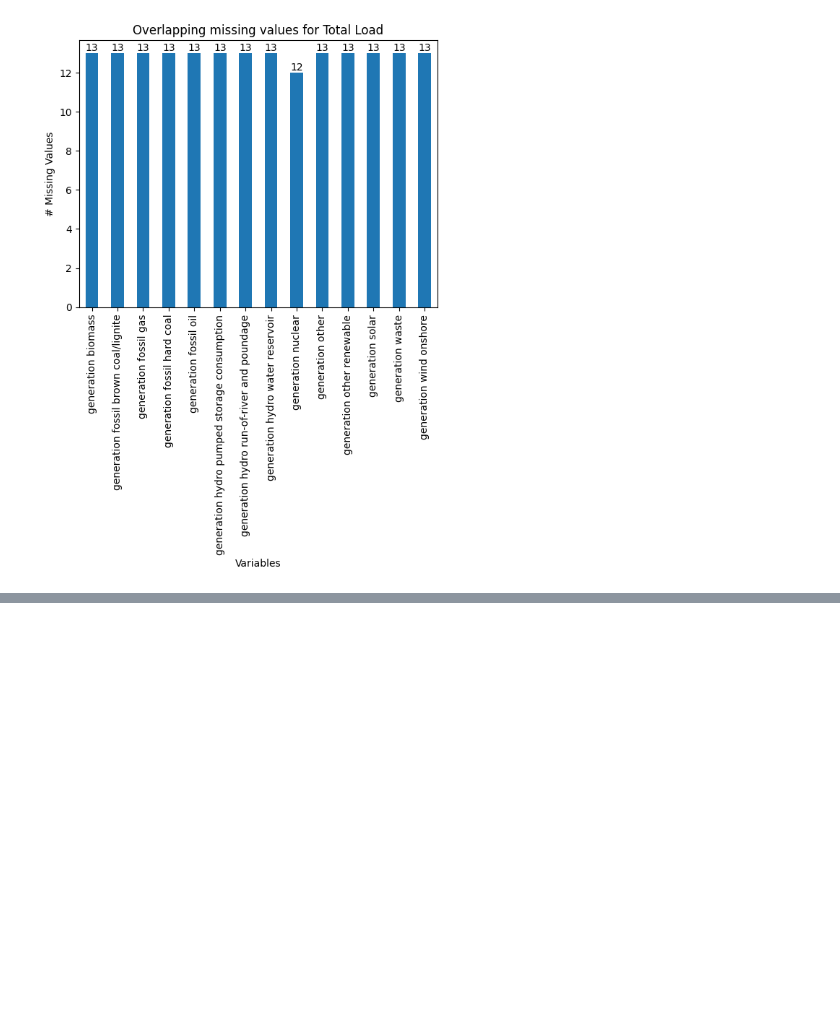
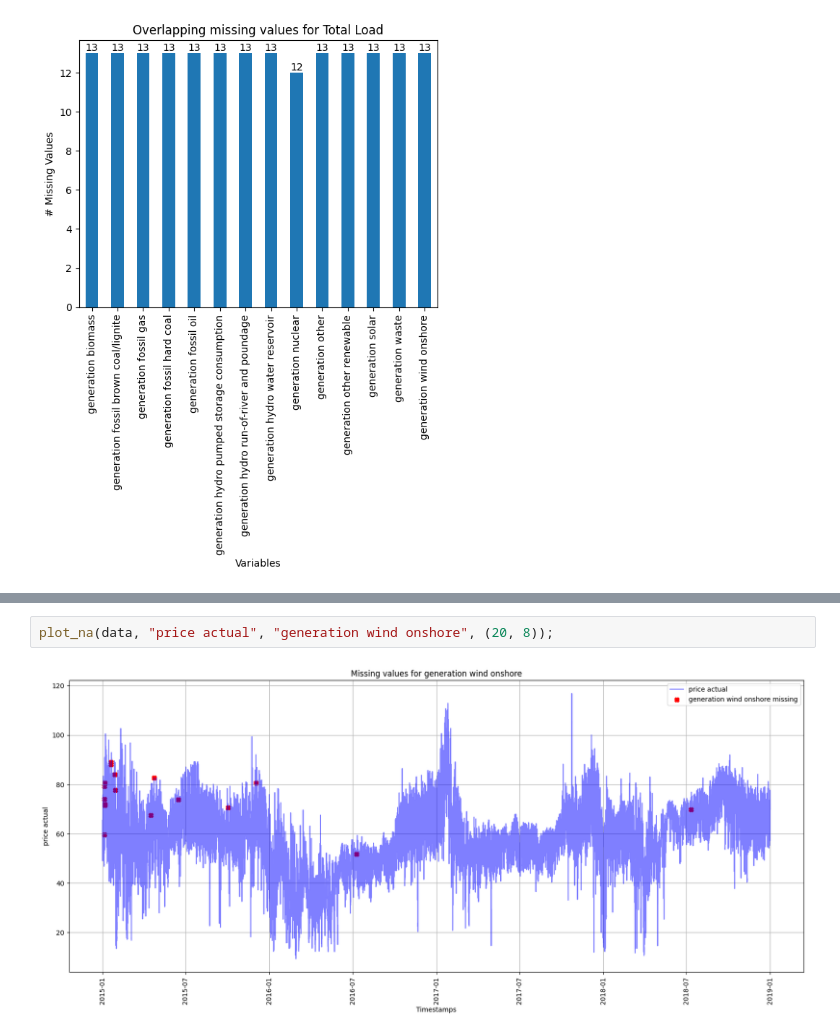
Before and after one commit to MiguelLoureiro98/EnergyForecasting, a Jupyter notebook: src/notebooks/hourly_forecasting/data_visualisation.ipynb, the cells around one changed output, grey strips where cells are left out. Cells and saved outputs as stored; diff of their text form; blank space fills up the shorter version.

```diff
--- a/src/notebooks/hourly_forecasting/data_visualisation.ipynb
+++ b/src/notebooks/hourly_forecasting/data_visualisation.ipynb
@@ -54,0 +71,4 @@ plt.show();
+# %%
+plot_na(data, "price actual", "generation wind onshore", (20, 8));
+# %% [output]
+[figure, added]
```
Also changed, not shown: parts of 7 cells of this notebook, 1 other file.
